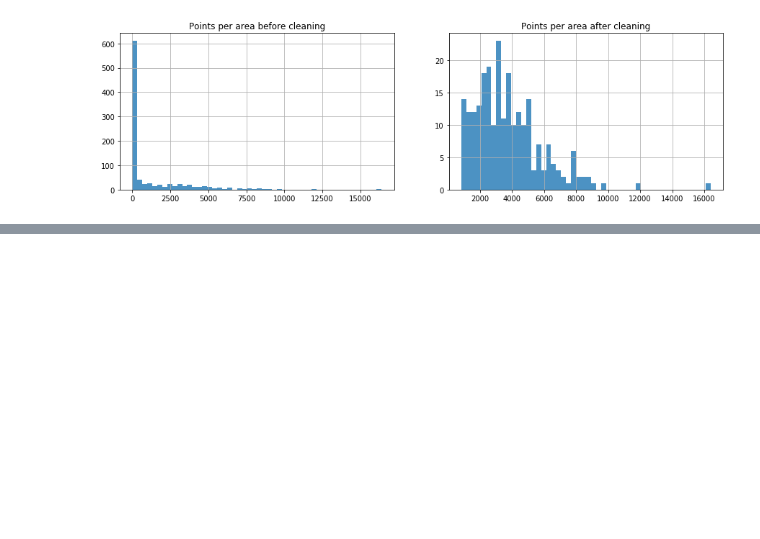
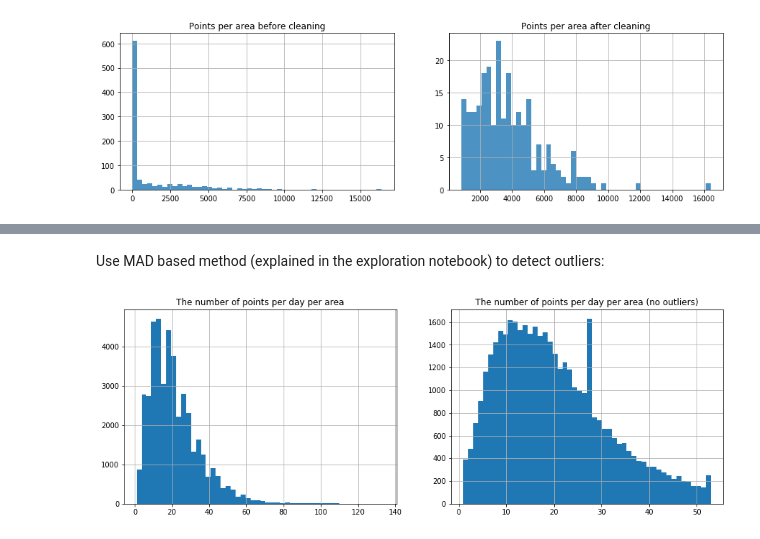
Before and after one commit to sash-ko/ai-transportation, a Jupyter notebook: demand-prediction/2-discrete-areas.ipynb, the cells around one changed output, grey strips where cells are left out. Cells and saved outputs as stored; diff of their text form; code cells hidden in the pictures; blank space fills up the shorter version.

```diff
--- a/demand-prediction/2-discrete-areas.ipynb
+++ b/demand-prediction/2-discrete-areas.ipynb
@@ -249,0 +286,9 @@ data_clean.h3_res9.value_counts().hist(bins=50, alpha=0.8);
+# %%
+# count number of points per area per day
+daily_total = data_clean.groupby(
+    ['h3_res9', data.datetime.dt.date]).h3_res9.count()
+
+# convert to dataframe
+daily_total = daily_total.to_frame('total').reset_index()
+
+daily_total.sample(5)
@@ -249,0 +302,17 @@ data_clean.h3_res9.value_counts().hist(bins=50, alpha=0.8);
+# %% [markdown]
+Use MAD based method (explained in the exploration notebook) to detect outliers:
+# %%
+from tools import MAD_outliers
+
+plt.figure(figsize=(15, 5))
+plt.subplot(121)
+
+daily_total.total.hist(bins=50);
+plt.title('The number of points per day per area');
+
+plt.subplot(122)
+index_outliers = MAD_outliers(daily_total.total)
+plt.title('The number of points per day per area (no outliers)');
+daily_total.total[~index_outliers].hist(bins=50);
+# %% [output]
+[figure, added]
```
Also changed, not shown: parts of 17 cells of this notebook.
